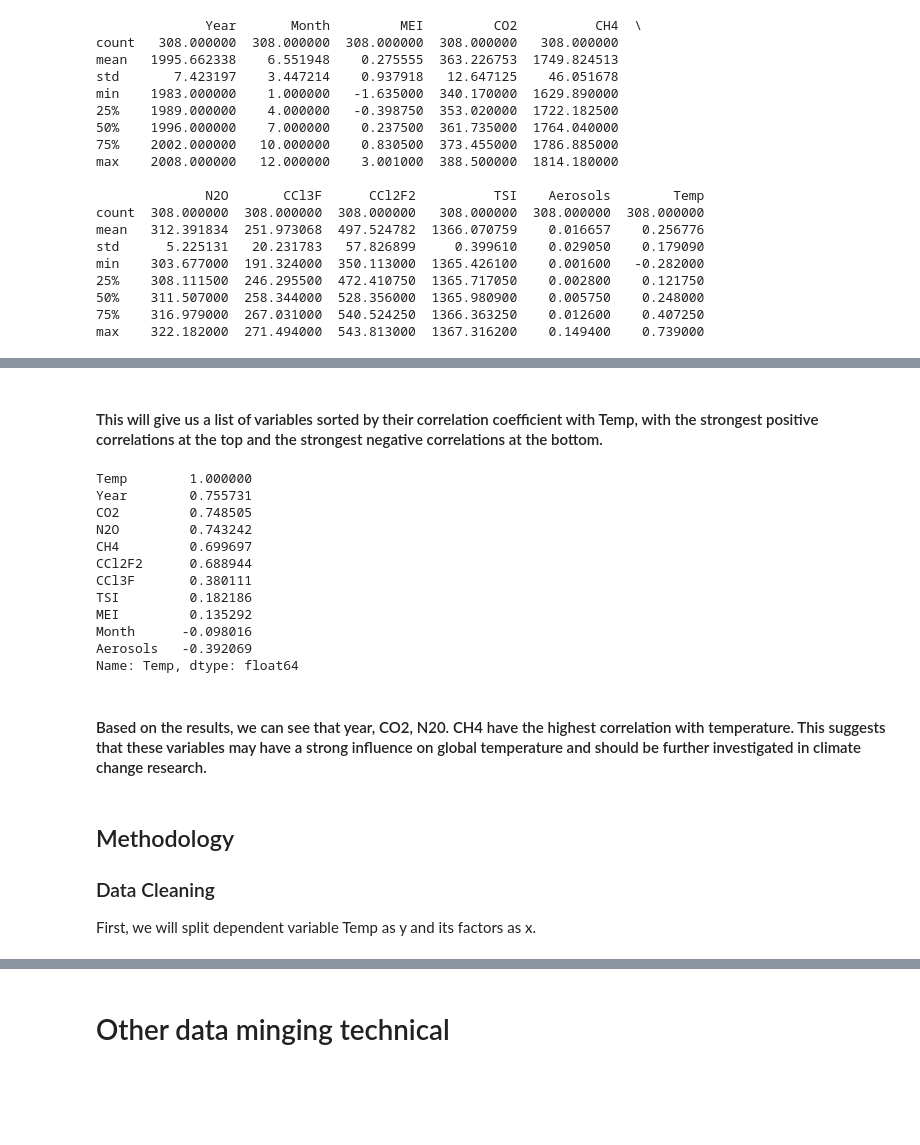
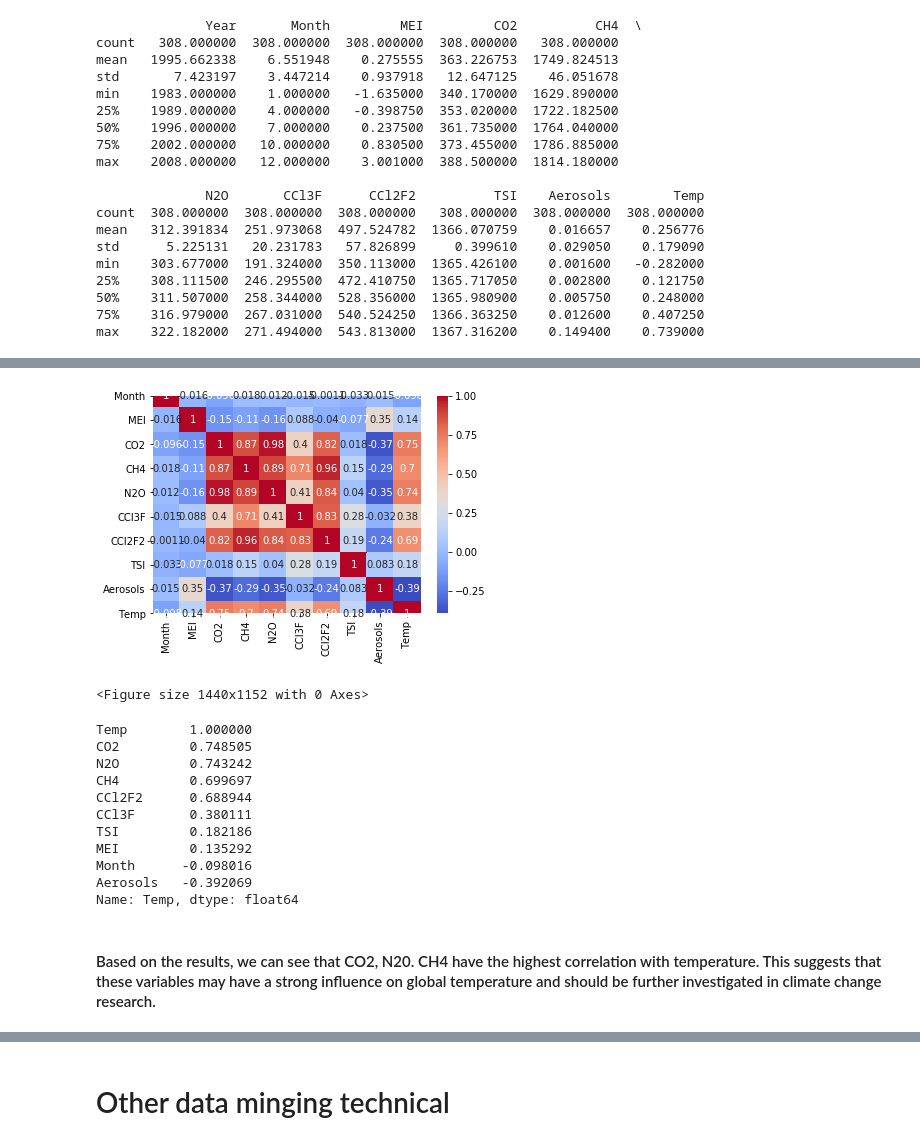
Before and after one commit to hqiuyu/Sunflower, a Jupyter notebook: sun_flower.ipynb, the cells around one changed output, grey strips where cells are left out. Drawn from its saved outputs; the diff is of its cells as text; code cells hidden in the pictures; blank space fills up the shorter version.

```diff
--- a/sun_flower.ipynb
+++ b/sun_flower.ipynb
@@ -93,0 +114,6 @@ max    322.182000  271.494000  543.813000  1367.316200    0.149400    0.739000
+# %%
+# Check for missing values
+print(df.isnull().sum())
+
+# Drop rows with missing values
+df.dropna(inplace=True)
@@ -93,0 +133,6 @@ max    322.182000  271.494000  543.813000  1367.316200    0.149400    0.739000
+# %%
+# Check for duplicates
+print(df.duplicated().sum())
+
+# Drop duplicates
+df.drop_duplicates(inplace=True)
@@ -118,24 +181,28 @@ Temp      0.380111  0.688944  0.182186 -0.392069  1.000000
-# %% [markdown]
-#### This will give us a list of variables sorted by their correlation coefficient with Temp, with the strongest positive correlations at the top and the strongest negative correlations at the bottom.
-# %%
-# Print the variables that have a strong correlation with Temp
-print(corr_matrix['Temp'].sort_values(ascending=False))
-# %% [output]
-Temp        1.000000
-Year        0.755731
-CO2         0.748505
-N2O         0.743242
-CH4         0.699697
-CCl2F2      0.688944
-CCl3F       0.380111
-TSI         0.182186
-MEI         0.135292
-Month      -0.098016
-Aerosols   -0.392069
-Name: Temp, dtype: float64
+# %%
+# Plot a heatmap of the correlation matrix
+sns.heatmap(corr_matrix, annot=True, cmap='coolwarm')
+
+plt.figure(figsize=(20, 16))
+
+# Show the plot
+plt.show()
+
+# Check the correlation between variables and temperature
+corr_with_temp = corr_matrix['Temp'].sort_values(ascending=False)
+print(corr_with_temp)
+# %% [output]
+[figure, added]
+<Figure size 1440x1152 with 0 Axes>
+Temp        1.000000
+CO2         0.748505
+N2O         0.743242
+CH4         0.699697
+CCl2F2      0.688944
+CCl3F       0.380111
+TSI         0.182186
+MEI         0.135292
+Month      -0.098016
+Aerosols   -0.392069
+Name: Temp, dtype: float64
 # %% [markdown]
-#### Based on the results, we can see that year, CO2, N20. CH4 have the highest correlation with temperature. This suggests that these variables may have a strong influence on global temperature and should be further investigated in climate change research.
+#### Based on the results, we can see that CO2, N20. CH4 have the highest correlation with temperature. This suggests that these variables may have a strong influence on global temperature and should be further investigated in climate change research.
-# %% [markdown]
-## Methodology
-### Data Cleaning
-First, we will split dependent variable Temp as y and its factors as x.
```
Also changed, not shown: parts of 33 cells of this notebook, 1 other file.
